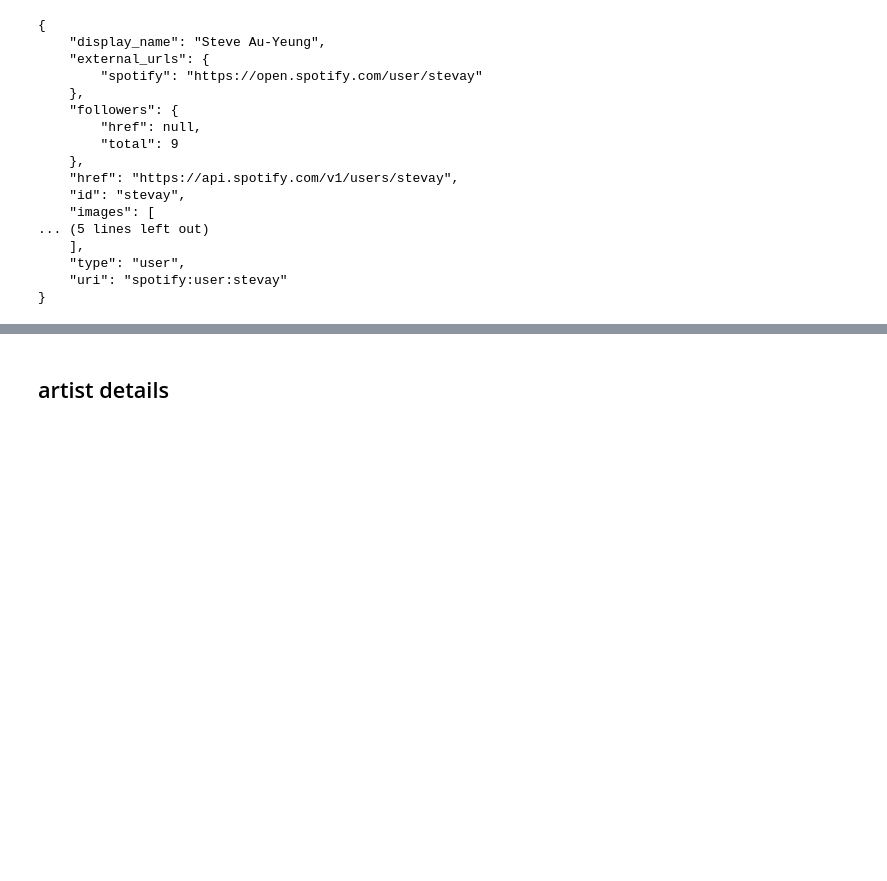
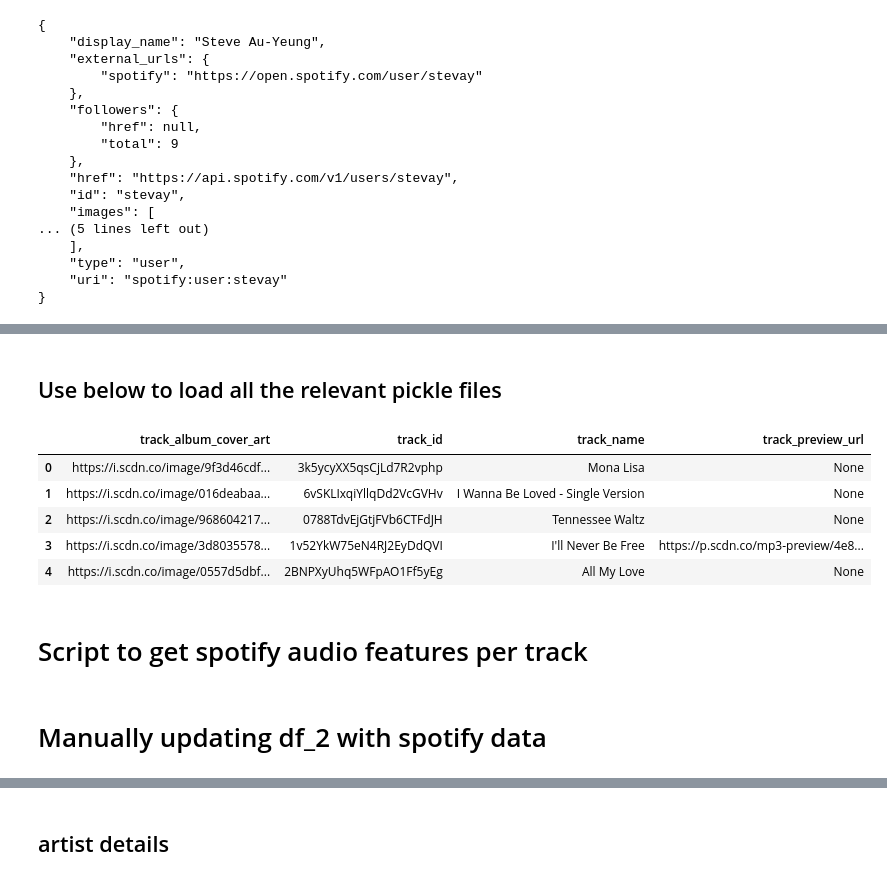
Before and after one commit to stevay/Music_Analysis, a Jupyter notebook: Music EDA.ipynb, the cells around one changed output, grey strips where cells are left out. Drawn from its saved outputs; the diff is of its cells as text; code cells hidden in the pictures; blank space fills up the shorter version.

Commit message:
latest version of passion project jupyter notebook

```diff
--- a/Music EDA.ipynb
+++ b/Music EDA.ipynb
@@ -91,0 +157,19 @@ search_results = spotify_object.search('Radiohead',limit=1,type='artist') # limi
+# %% [markdown]
+## Use below to load all the relevant pickle files
+# %%
+# load spotify track IDs
+df_2 = pd.read_pickle("data/spotify_track_ids.pkl")
+
+# load billboard Hot 100 tracks
+df = pd.read_pickle("data/billboard_tracks.pkl")
+# %%
+df_2.head(5)
+# %% [output]
+|  | track_album_cover_art | track_id | track_name | track_preview_url |
+| 0 | https://i.scdn.co/image/9f3d46cdf... | 3k5ycyXX5qsCjLd7R2vphp | Mona Lisa | None |
+| 1 | https://i.scdn.co/image/016deabaa... | 6vSKLIxqiYllqDd2VcGVHv | I Wanna Be Loved - Single Version | None |
+| 2 | https://i.scdn.co/image/968604217... | 0788TdvEjGtjFVb6CTFdJH | Tennessee Waltz | None |
+| 3 | https://i.scdn.co/image/3d8035578... | 1v52YkW75eN4RJ2EyDdQVI | I'll Never Be Free | https://p.scdn.co/mp3-preview/4e8... |
+| 4 | https://i.scdn.co/image/0557d5dbf... | 2BNPXyUhq5WFpAO1Ff5yEg | All My Love | None |
+# %% [markdown]
+# Script to get spotify audio features per track
@@ -91,0 +194,2 @@ search_results = spotify_object.search('Radiohead',limit=1,type='artist') # limi
+# %% [markdown]
+# Manually updating df_2 with spotify data
```
Also changed, not shown: parts of 66 cells of this notebook.
